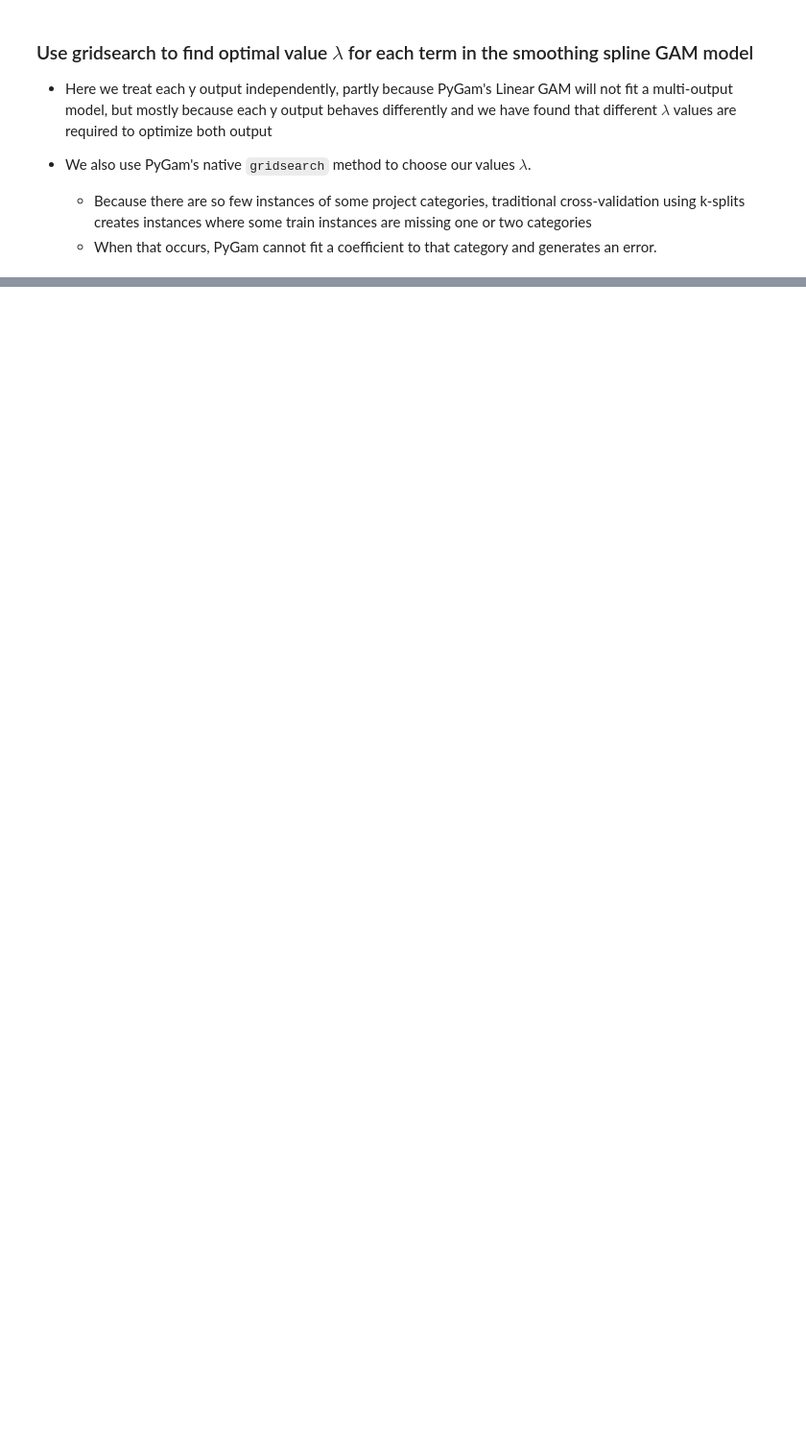
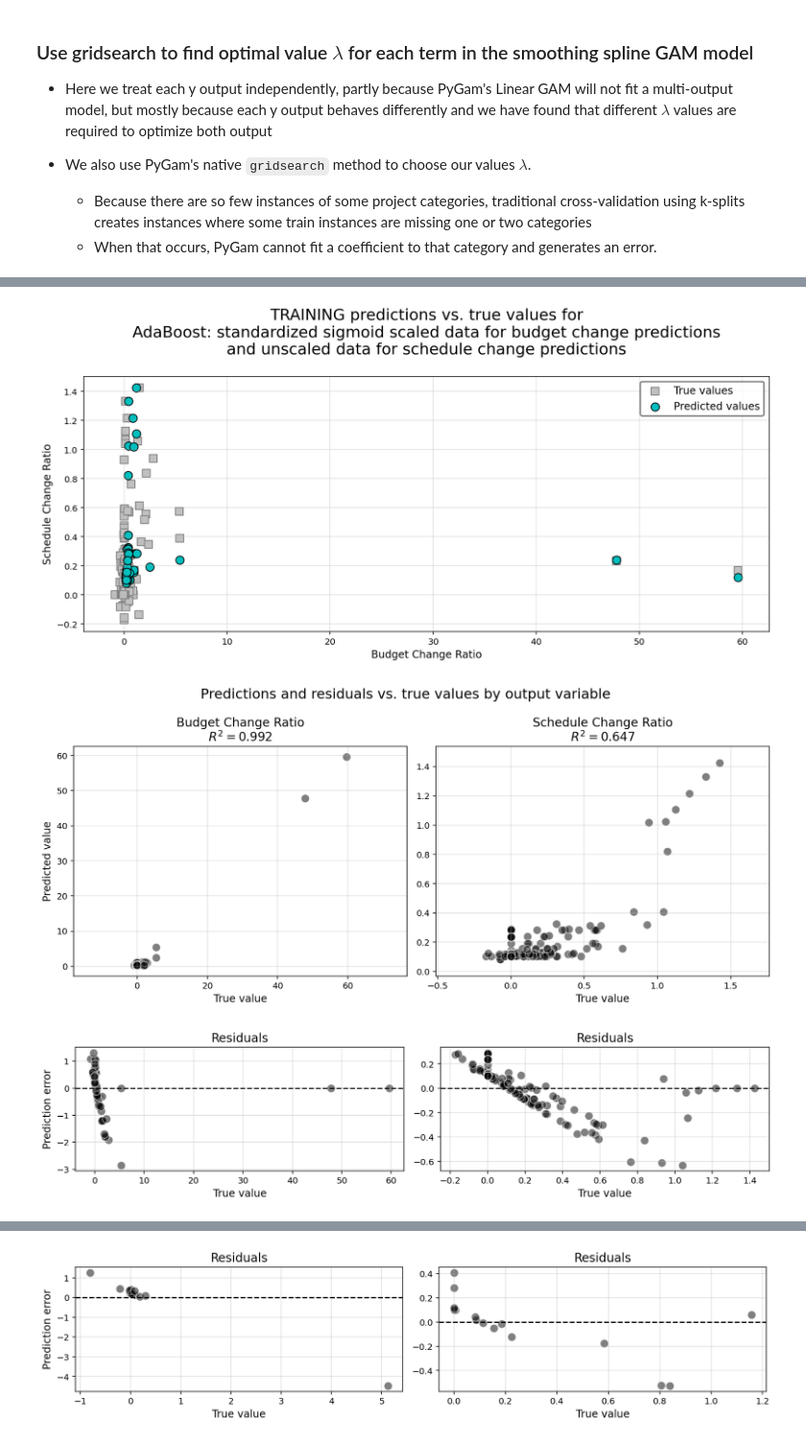
Before and after one commit to sedelmeyer/cs109b_groupproject, a Jupyter notebook: EDA/03_baseline_model.ipynb, the cells around one changed output, grey strips where cells are left out. Shown at 96% size. Saved outputs shown, nothing was run; the diff lists cells and outputs as text; code cells hidden in the pictures; blank space fills up the shorter version.

```diff
--- a/EDA/03_baseline_model.ipynb
+++ b/EDA/03_baseline_model.ipynb
@@ -1098,0 +1251,40 @@ plot_true_pred(
+# %%
+y_pred_train = np.hstack(
+    [
+        model_ada_sigscaled['predictions']['train'][:, 0].reshape(-1,1),
+        model_ada_unscaled['predictions']['train'][:, 1].reshape(-1,1)
+    ]
+)
+
+y_pred_test = np.hstack(
+    [
+        model_ada_sigscaled['predictions']['test'][:, 0].reshape(-1,1),
+        model_ada_unscaled['predictions']['test'][:, 1].reshape(-1,1)
+    ]
+)
+# %%
+model_descr = 'AdaBoost: standardized sigmoid scaled data for budget change predictions\n'\
+              'and unscaled data for schedule change predictions'
+y1_label = 'Budget Change Ratio'
+y2_label = 'Schedule Change Ratio'
+
+plot_true_pred(
+    dataset='train',
+    y_true=y_train,
+    y_pred=y_pred_train,
+    y1_label=y1_label,
+    y2_label=y2_label,
+    model_descr=model_descr
+)
+plot_true_pred(
+    dataset='test',
+    y_true=y_test,
+    y_pred=y_pred_test,
+    y1_label=y1_label,
+    y2_label=y2_label,
+    model_descr=model_descr
+)
+# %% [output]
+[figure, added]
+[figure, added]
+[figure, added]
@@ -1098,0 +1293 @@ plot_true_pred(
+[figure, added]
```
Also changed, not shown: parts of 25 cells of this notebook.
